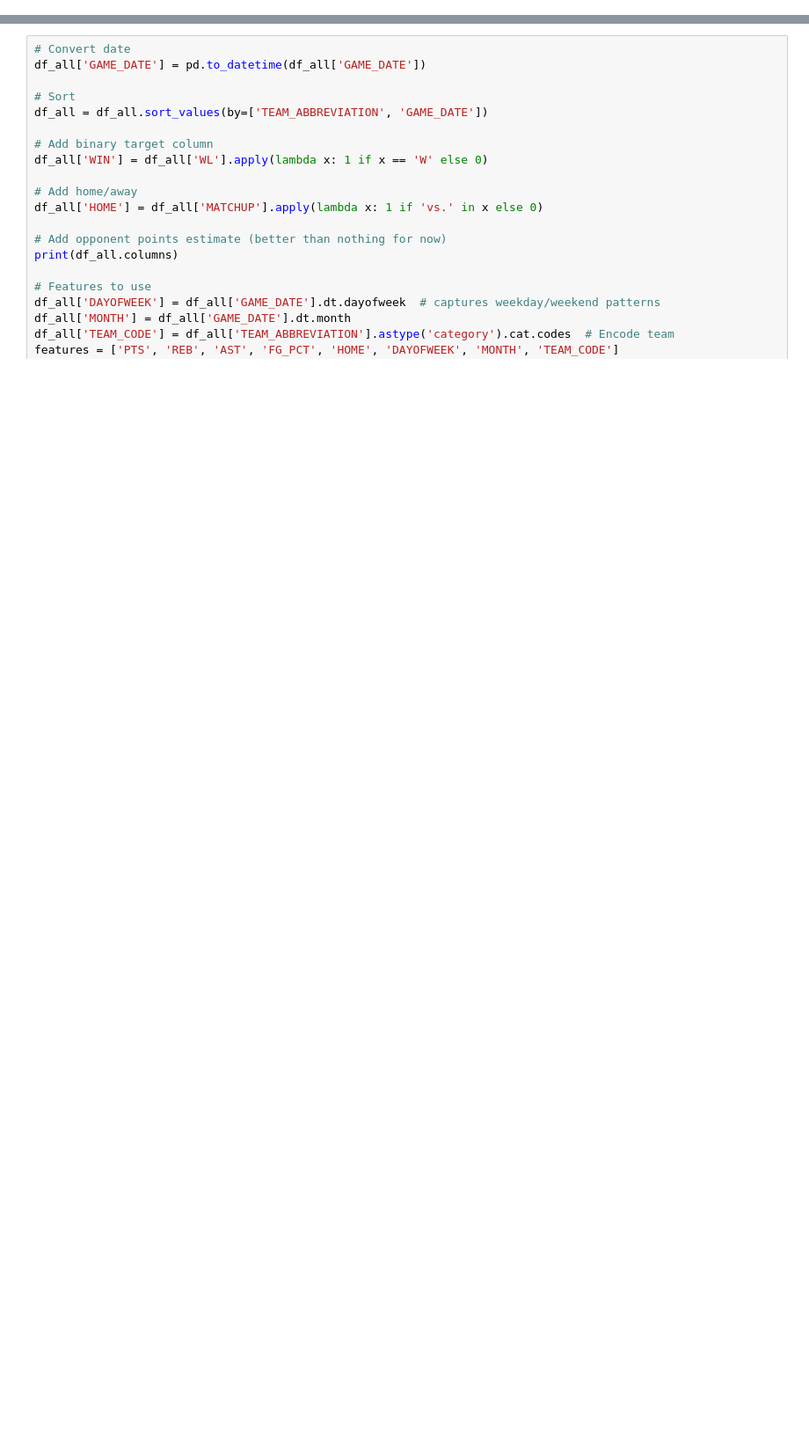
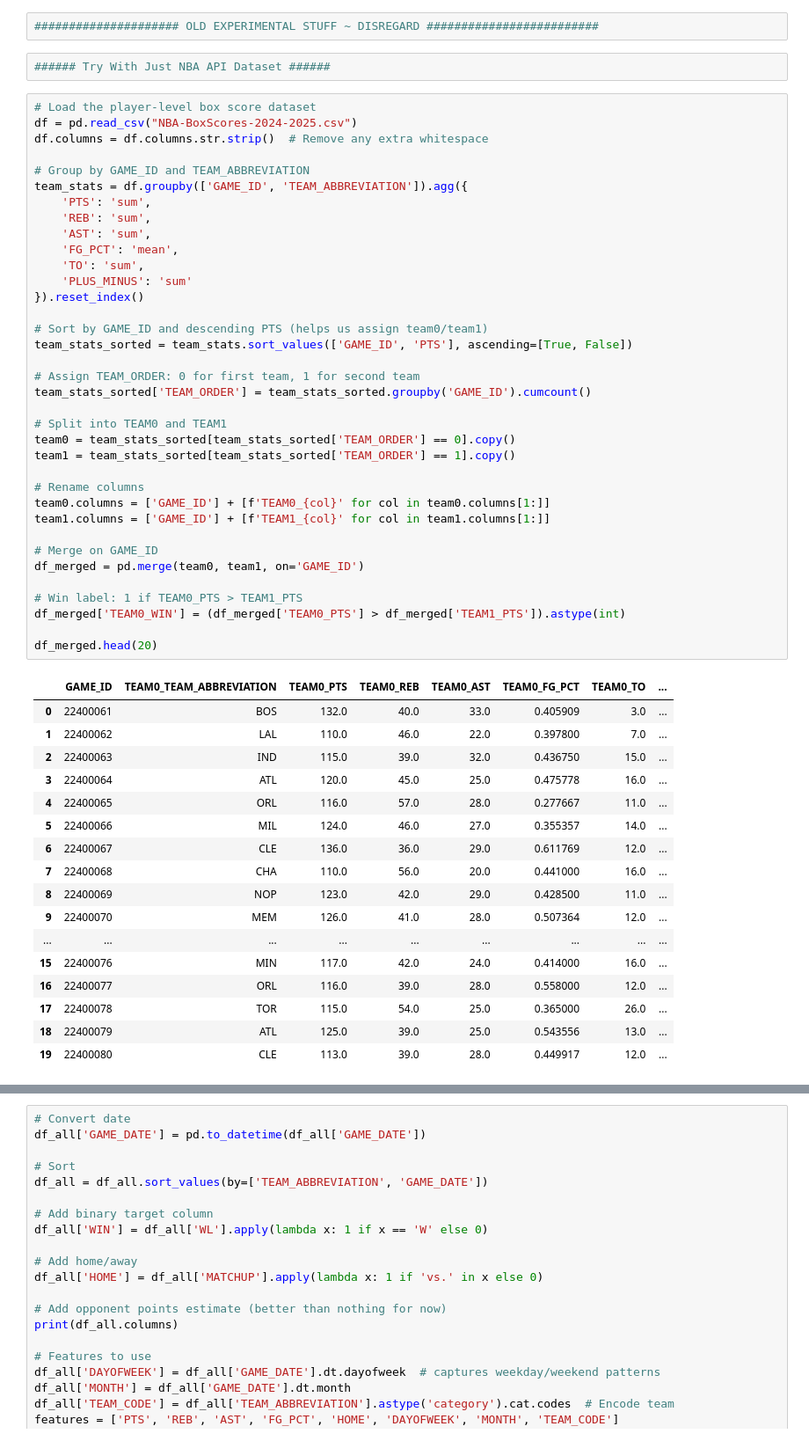
Before and after one commit to BihanDasgupta/ShotMint, a Jupyter notebook: MintShooter_RNN_Model.ipynb, the cells around one changed output, grey strips where cells are left out. Shown at 88% size. Saved outputs shown, nothing was run; the diff lists cells and outputs as text; blank space fills up the shorter version.

```diff
--- a/MintShooter_RNN_Model.ipynb
+++ b/MintShooter_RNN_Model.ipynb
@@ -34,3 +582,61 @@ from nba_api.stats.static import teams
+# %%
+##################### OLD EXPERIMENTAL STUFF ~ DISREGARD #########################
+# %%
+###### Try With Just NBA API Dataset ######
+# %%
+# Load the player-level box score dataset
+df = pd.read_csv("NBA-BoxScores-2024-2025.csv")
+df.columns = df.columns.str.strip()  # Remove any extra whitespace
+
+# Group by GAME_ID and TEAM_ABBREVIATION
+team_stats = df.groupby(['GAME_ID', 'TEAM_ABBREVIATION']).agg({
+    'PTS': 'sum',
+    'REB': 'sum',
+    'AST': 'sum',
+    'FG_PCT': 'mean',
+    'TO': 'sum',
+    'PLUS_MINUS': 'sum'
+}).reset_index()
+
+# Sort by GAME_ID and descending PTS (helps us assign team0/team1)
+team_stats_sorted = team_stats.sort_values(['GAME_ID', 'PTS'], ascending=[True, False])
+
+# Assign TEAM_ORDER: 0 for first team, 1 for second team
+team_stats_sorted['TEAM_ORDER'] = team_stats_sorted.groupby('GAME_ID').cumcount()
+
+# Split into TEAM0 and TEAM1
+team0 = team_stats_sorted[team_stats_sorted['TEAM_ORDER'] == 0].copy()
+team1 = team_stats_sorted[team_stats_sorted['TEAM_ORDER'] == 1].copy()
+
+# Rename columns
+team0.columns = ['GAME_ID'] + [f'TEAM0_{col}' for col in team0.columns[1:]]
+team1.columns = ['GAME_ID'] + [f'TEAM1_{col}' for col in team1.columns[1:]]
+
+# Merge on GAME_ID
+df_merged = pd.merge(team0, team1, on='GAME_ID')
+
+# Win label: 1 if TEAM0_PTS > TEAM1_PTS
+df_merged['TEAM0_WIN'] = (df_merged['TEAM0_PTS'] > df_merged['TEAM1_PTS']).astype(int)
+
+df_merged.head(20)
+# %% [output]
+|  | GAME_ID | TEAM0_TEAM_ABBREVIATION | TEAM0_PTS | TEAM0_REB | TEAM0_AST | TEAM0_FG_PCT | TEAM0_TO | ... |
+| 0 | 22400061 | BOS | 132.0 | 40.0 | 33.0 | 0.405909 | 3.0 | ... |
+| 1 | 22400062 | LAL | 110.0 | 46.0 | 22.0 | 0.397800 | 7.0 | ... |
+| 2 | 22400063 | IND | 115.0 | 39.0 | 32.0 | 0.436750 | 15.0 | ... |
+| 3 | 22400064 | ATL | 120.0 | 45.0 | 25.0 | 0.475778 | 16.0 | ... |
+| 4 | 22400065 | ORL | 116.0 | 57.0 | 28.0 | 0.277667 | 11.0 | ... |
+| 5 | 22400066 | MIL | 124.0 | 46.0 | 27.0 | 0.355357 | 14.0 | ... |
+| 6 | 22400067 | CLE | 136.0 | 36.0 | 29.0 | 0.611769 | 12.0 | ... |
+| 7 | 22400068 | CHA | 110.0 | 56.0 | 20.0 | 0.441000 | 16.0 | ... |
+| 8 | 22400069 | NOP | 123.0 | 42.0 | 29.0 | 0.428500 | 11.0 | ... |
+| 9 | 22400070 | MEM | 126.0 | 41.0 | 28.0 | 0.507364 | 12.0 | ... |
+| ... | ... | ... | ... | ... | ... | ... | ... | ... |
+| 15 | 22400076 | MIN | 117.0 | 42.0 | 24.0 | 0.414000 | 16.0 | ... |
+| 16 | 22400077 | ORL | 116.0 | 39.0 | 28.0 | 0.558000 | 12.0 | ... |
+| 17 | 22400078 | TOR | 115.0 | 54.0 | 25.0 | 0.365000 | 26.0 | ... |
+| 18 | 22400079 | ATL | 125.0 | 39.0 | 25.0 | 0.543556 | 13.0 | ... |
+| 19 | 22400080 | CLE | 113.0 | 39.0 | 28.0 | 0.449917 | 12.0 | ... |
 # %%
 # Get list of all NBA teams
 nba_teams = teams.get_teams()
```
Also changed, not shown: parts of 16 cells of this notebook, 9 other files.
